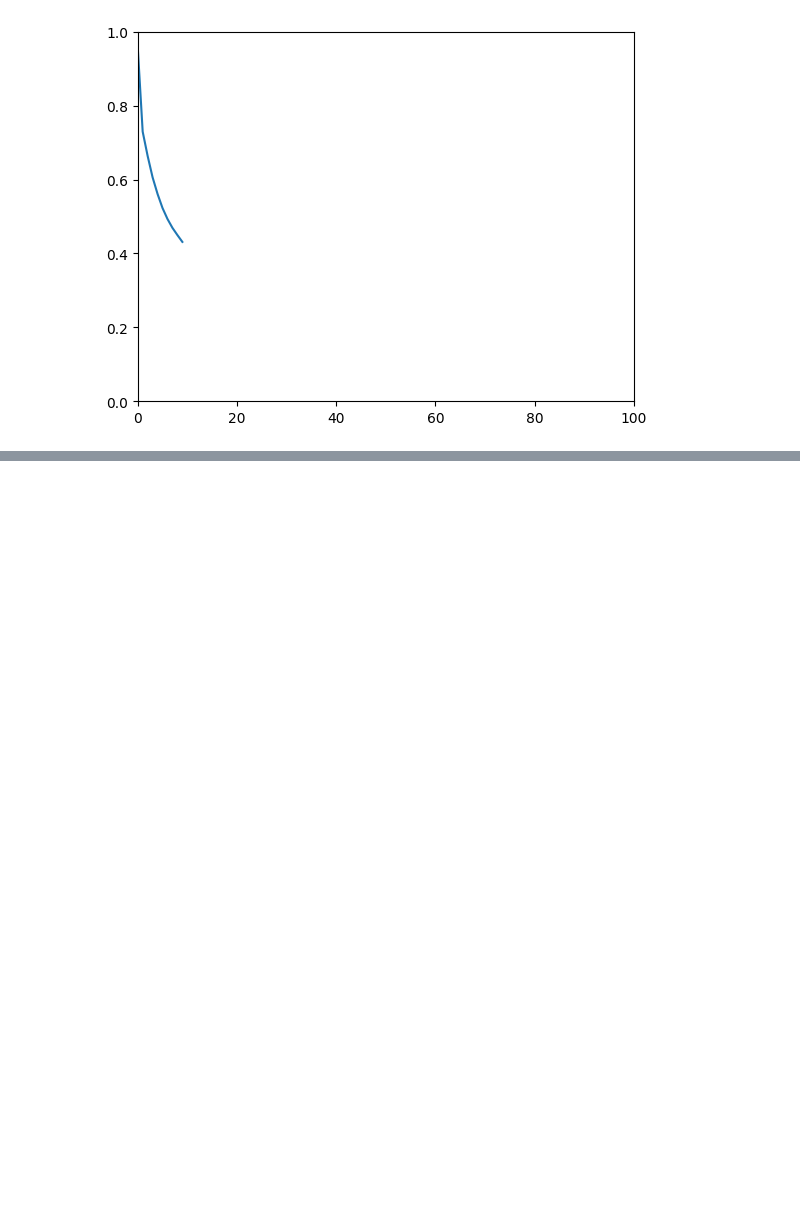
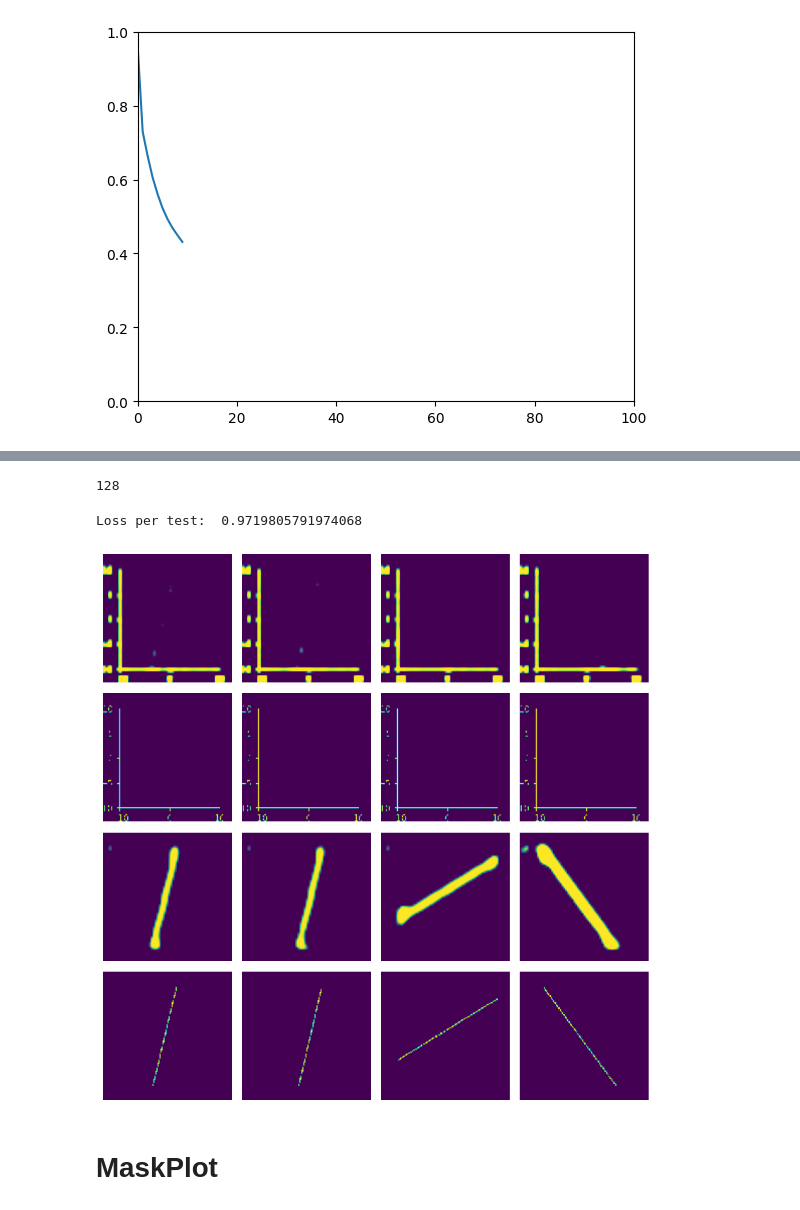
Before and after one commit to khachaturyan-1991/PlotExtract, a Jupyter notebook: WorkingBeast.ipynb, the cells around one changed output, grey strips where cells are left out. Cells and saved outputs as stored; diff of their text form; code cells hidden in the pictures; blank space fills up the shorter version.

```diff
--- a/WorkingBeast.ipynb
+++ b/WorkingBeast.ipynb
@@ -416,0 +414,3 @@ train_dataloader = create_dataloader(mode="train", num_samples=32, batch_size=BA
+# %%
+model = UNet()
+model = load_model(model, "12-29-24-07-2024.pth")
@@ -553,15 +452,0 @@ tensor(1., grad_fn=<MaxBackward1>)
-# %%
-class DiceLoss(nn.Module):
-    def __init__(self, num_classes, smooth=1):
-        super(DiceLoss, self).__init__()
-        self.num_classes = num_classes
-        self.smooth = smooth
-
-    def forward(self, logits, targets):
-        assert targets.max() < self.num_classes and targets.min() >= 0, "Targets contain invalid class indices"
-        logits = F.softmax(logits, dim=1)
-        targets_one_hot = F.one_hot(targets, num_classes=self.num_classes).permute(0, 3, 1, 2).float()
-        intersection = (logits * targets_one_hot).sum(dim=(2, 3))
-        union = logits.sum(dim=(2, 3)) + targets_one_hot.sum(dim=(2, 3))
-        dice = (2. * intersection + self.smooth) / (union + self.smooth)
-        return 1 - dice.mean()
@@ -579,0 +453,11 @@ class DiceLoss(nn.Module):
+# %%
+test_dataloader = create_dataloader(mode="test", num_samples=128, batch_size=16, shuffle=False, img_size=128)
+# %% [output]
+128
+# %%
+test_step(DiceLoss(), test_dataloader)
+# %% [output]
+Loss per test:  0.9719805791974068
+[figure, added]
+# %% [markdown]
+# MaskPlot
```
Also changed, not shown: parts of 28 cells of this notebook, 6 other files.
